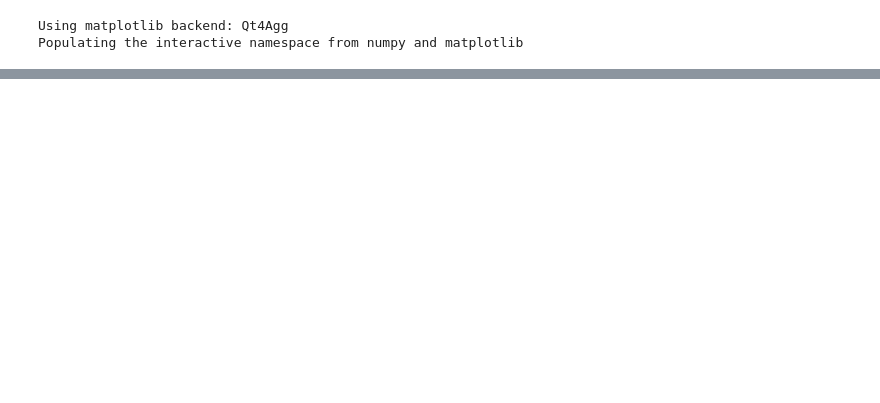
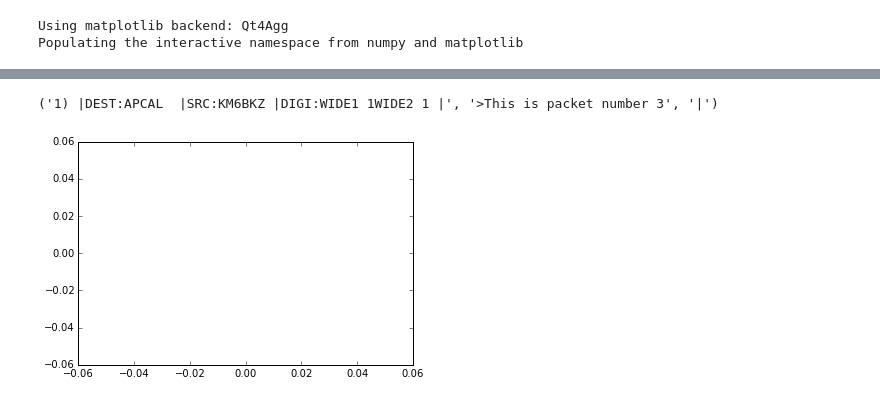
Before and after one commit to yizow/RiFi, a Jupyter notebook: recievePipeline.ipynb, the cells around one changed output, grey strips where cells are left out. Cells and saved outputs as stored; diff of their text form; code cells hidden in the pictures; blank space fills up the shorter version.

```diff
--- a/recievePipeline.ipynb
+++ b/recievePipeline.ipynb
@@ -1429,0 +1463,26 @@ sig1
+# %%
+p3 = afsk1200(sig3, baud = 2400)
+
+issig = nc_afsk1200Demod(p3, fs,baud=2400)
+#issig = [-1 if x < 0 else 1 for x in (issig-.03)]
+plt.plot(issig[start:start+8000])
+
+bindex = PLL(issig, fs=fs, baud = 2400)
+
+locs = np.sign(issig)[bindex]
+e = bitarray.bitarray([True if x == 1 else False for x in locs])
+NRZ = NRZI2NRZ(e)
+packets = findPackets(NRZ)
+npack = 0
+x = 0
+for pkt in packets:
+        if len(pkt) > 200:
+            ax = decodeAX25(pkt)
+            if ax.info != 'bad packet':
+                #x = ax.info
+                #break
+                npack = npack+1
+                print(str(npack)+") |DEST:"+ax.destination[:-1]+" |SRC:"+ax.source + " |DIGI:"+ax.digipeaters+" |",ax.info,"|")
+# %% [output]
+('1) |DEST:APCAL  |SRC:KM6BKZ |DIGI:WIDE1 1WIDE2 1 |', '>This is packet number 3', '|')
+[figure, added]
```
Also changed, not shown: parts of 27 cells of this notebook, 2 other files.
